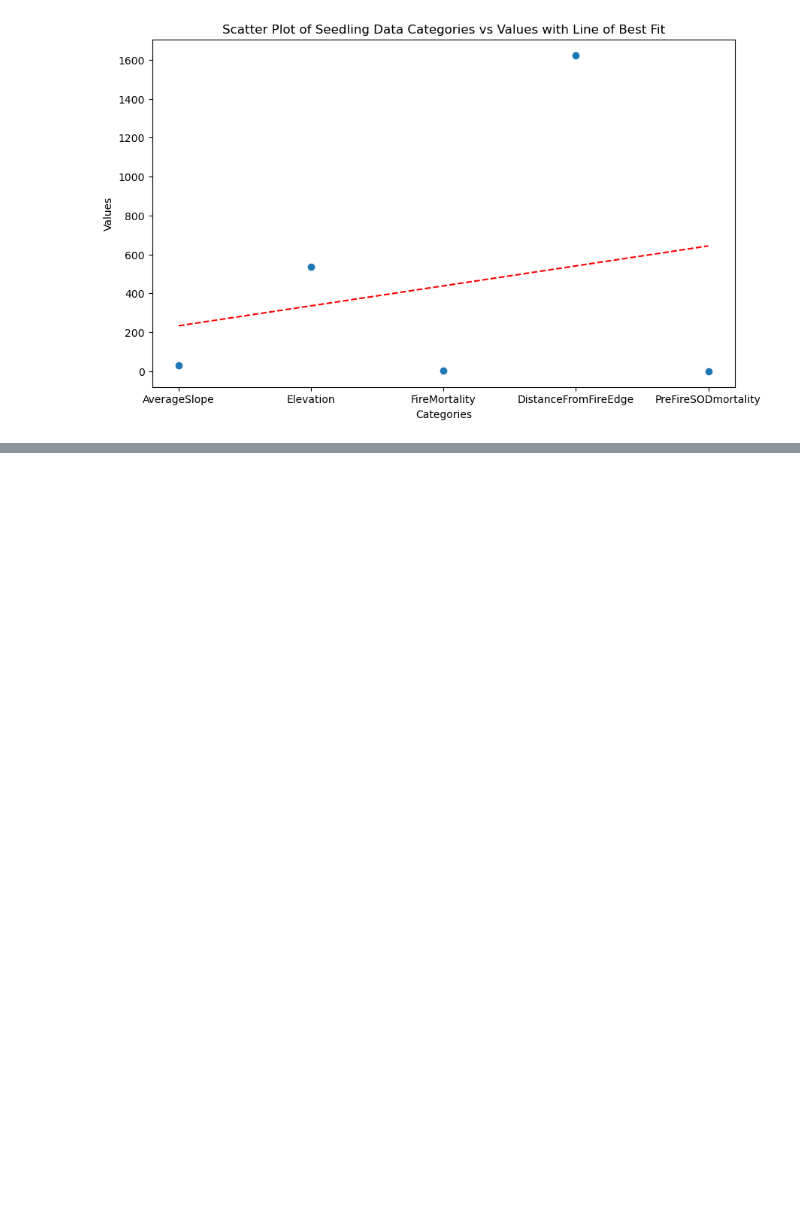
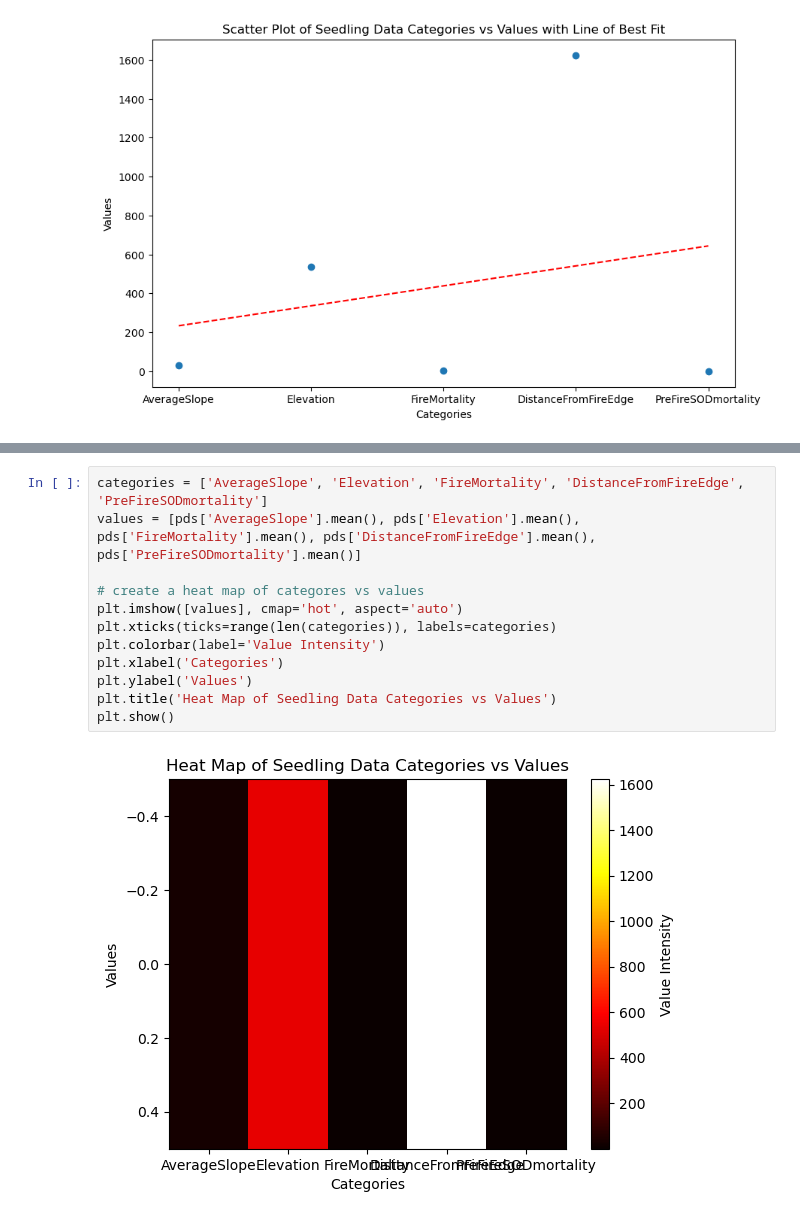
Before and after one commit to madiclack188-cloud/BIO_350_F25, a Jupyter notebook: Bio_350_FinalProject/BIO350_FinalProject.ipynb, the cells around one changed output, grey strips where cells are left out. Drawn from its saved outputs; the diff is of its cells as text; blank space fills up the shorter version.

```diff
--- a/Bio_350_FinalProject/BIO350_FinalProject.ipynb
+++ b/Bio_350_FinalProject/BIO350_FinalProject.ipynb
@@ -218,0 +241,14 @@ plt.show()
+# %%
+categories = ['AverageSlope', 'Elevation', 'FireMortality', 'DistanceFromFireEdge', 'PreFireSODmortality']
+values = [pds['AverageSlope'].mean(), pds['Elevation'].mean(), pds['FireMortality'].mean(), pds['DistanceFromFireEdge'].mean(), pds['PreFireSODmortality'].mean()]
+
+# create a heat map of categores vs values
+plt.imshow([values], cmap='hot', aspect='auto')
+plt.xticks(ticks=range(len(categories)), labels=categories)
+plt.colorbar(label='Value Intensity')
+plt.xlabel('Categories')
+plt.ylabel('Values')
+plt.title('Heat Map of Seedling Data Categories vs Values')
+plt.show()
+# %% [output]
+[figure, added]
```
Also changed, not shown: parts of 9 cells of this notebook, 1 other file.
